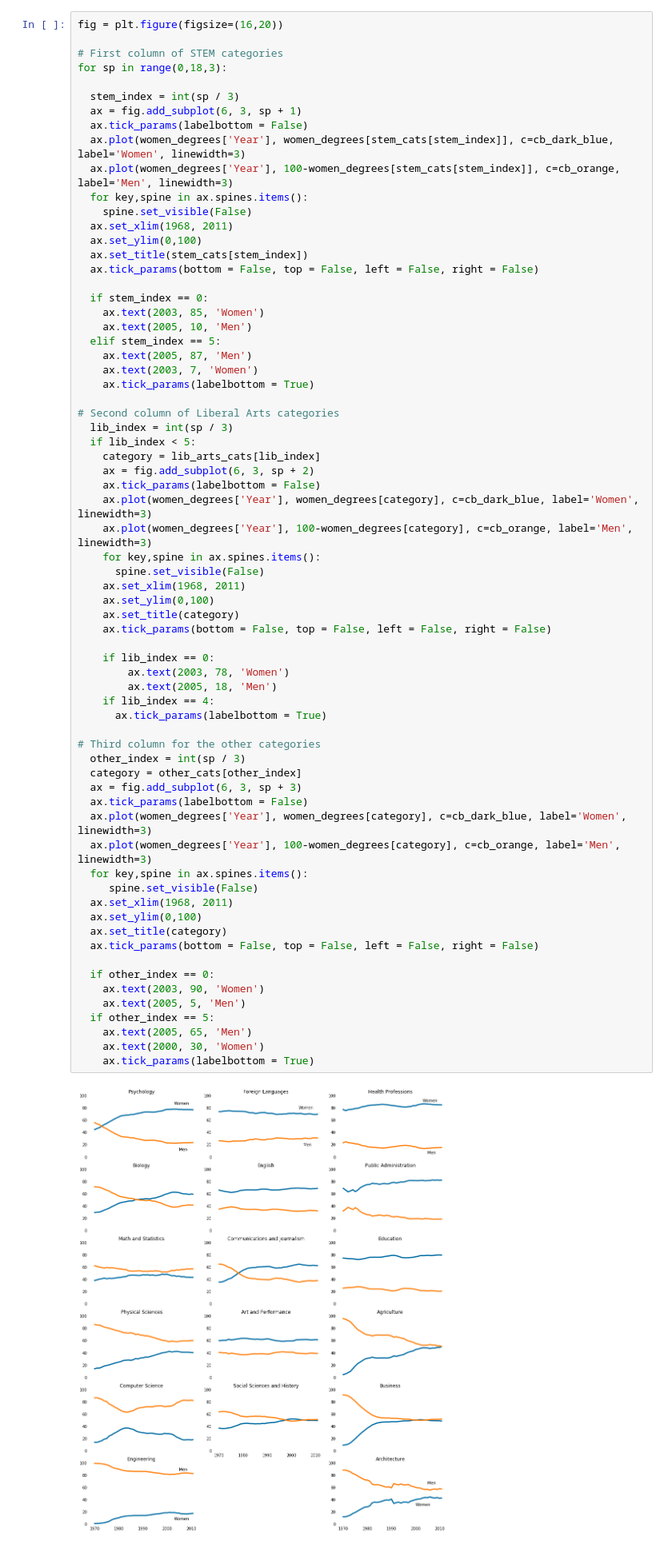
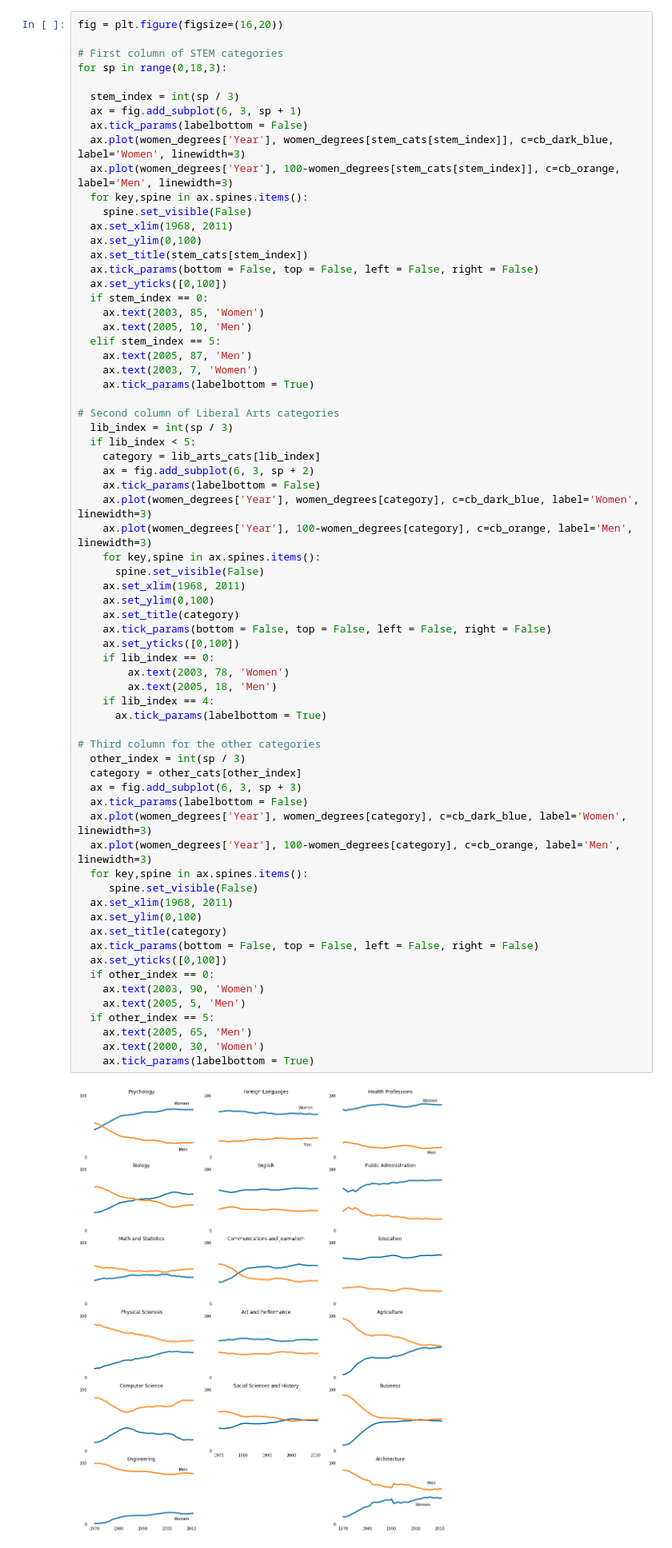
Before and after one commit to ipshitaRB/Visualise_Gender_Gap_in_College_Degrees, a Jupyter notebook: Visualize_Gender_gap_in_College_Degrees.ipynb, the cells around one changed output. Shown: that part at 80% size. Drawn from its saved outputs; the diff is of its cells as text.

```diff
--- a/Visualize_Gender_gap_in_College_Degrees.ipynb
+++ b/Visualize_Gender_gap_in_College_Degrees.ipynb
@@ -65,7 +71,7 @@ for sp in range(0,18,3):
   ax.set_ylim(0,100)
   ax.set_title(stem_cats[stem_index])
   ax.tick_params(bottom = False, top = False, left = False, right = False)
-
+  ax.set_yticks([0,100])
   if stem_index == 0:
     ax.text(2003, 85, 'Women')
     ax.text(2005, 10, 'Men')
@@ -88,33 +94,33 @@ for sp in range(0,18,3):
     ax.set_ylim(0,100)
     ax.set_title(category)
     ax.tick_params(bottom = False, top = False, left = False, right = False)
-
+    ax.set_yticks([0,100])
     if lib_index == 0:
         ax.text(2003, 78, 'Women')
         ax.text(2005, 18, 'Men')
     if lib_index == 4:
       ax.tick_params(labelbottom = True)
 
 # Third column for the other categories
   other_index = int(sp / 3)
   category = other_cats[other_index]
   ax = fig.add_subplot(6, 3, sp + 3)
   ax.tick_params(labelbottom = False)
   ax.plot(women_degrees['Year'], women_degrees[category], c=cb_dark_blue, label='Women', linewidth=3)
   ax.plot(women_degrees['Year'], 100-women_degrees[category], c=cb_orange, label='Men', linewidth=3)
   for key,spine in ax.spines.items():
      spine.set_visible(False)
   ax.set_xlim(1968, 2011)
   ax.set_ylim(0,100)
   ax.set_title(category)
   ax.tick_params(bottom = False, top = False, left = False, right = False)
-
+  ax.set_yticks([0,100])
   if other_index == 0:
     ax.text(2003, 90, 'Women')
     ax.text(2005, 5, 'Men')
   if other_index == 5:
     ax.text(2005, 65, 'Men')
     ax.text(2000, 30, 'Women')
     ax.tick_params(labelbottom = True)
 # %% [output]
-[figure, old version]
+[figure, new version]
```
Also changed, not shown: parts of 1 cell of this notebook.
